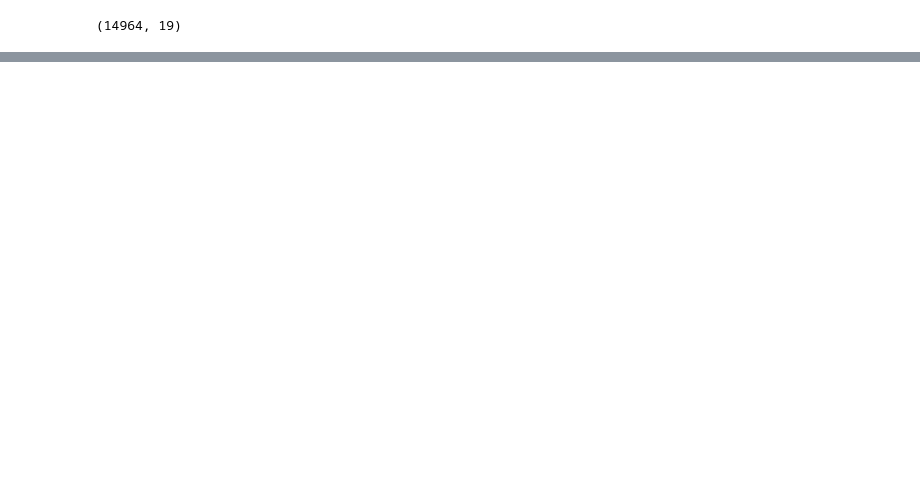
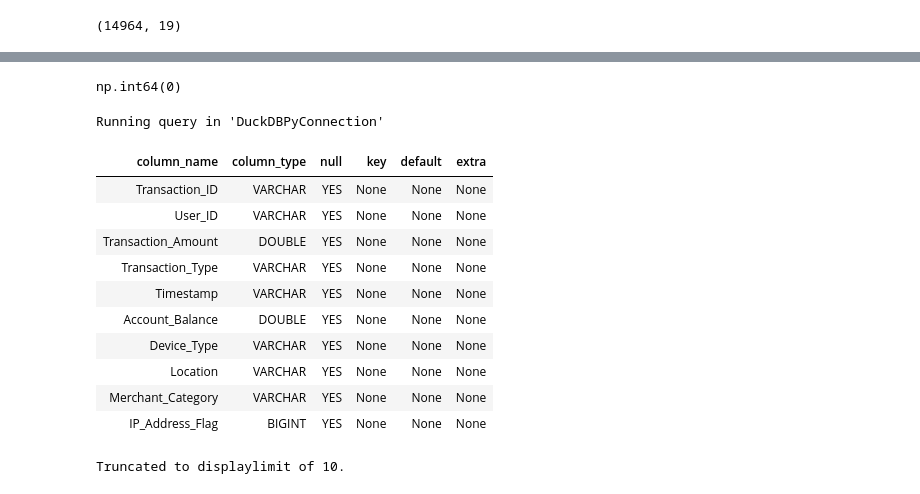
Before and after one commit to BejenaruIoanMatei/Financial-Fraud-Detection, a Jupyter notebook: notebooks/test.ipynb, the cells around one changed output, grey strips where cells are left out. Saved outputs shown, nothing was run; the diff lists cells and outputs as text; code cells hidden in the pictures; blank space fills up the shorter version.

```diff
--- a/notebooks/test.ipynb
+++ b/notebooks/test.ipynb
@@ -91,0 +115,22 @@ memory usage: 2.2 MB
+# %%
+df.duplicated().sum()
+# %% [output]
+np.int64(0)
+# %%
+%%sql
+
+DESCRIBE df;
+# %% [output]
+Running query in 'DuckDBPyConnection'
+| column_name | column_type | null | key | default | extra |
+| Transaction_ID | VARCHAR | YES | None | None | None |
+| User_ID | VARCHAR | YES | None | None | None |
+| Transaction_Amount | DOUBLE | YES | None | None | None |
+| Transaction_Type | VARCHAR | YES | None | None | None |
+| Timestamp | VARCHAR | YES | None | None | None |
+| Account_Balance | DOUBLE | YES | None | None | None |
+| Device_Type | VARCHAR | YES | None | None | None |
+| Location | VARCHAR | YES | None | None | None |
+| Merchant_Category | VARCHAR | YES | None | None | None |
+| IP_Address_Flag | BIGINT | YES | None | None | None |
+Truncated to displaylimit of 10.
```
Also changed, not shown: parts of 9 cells of this notebook.
